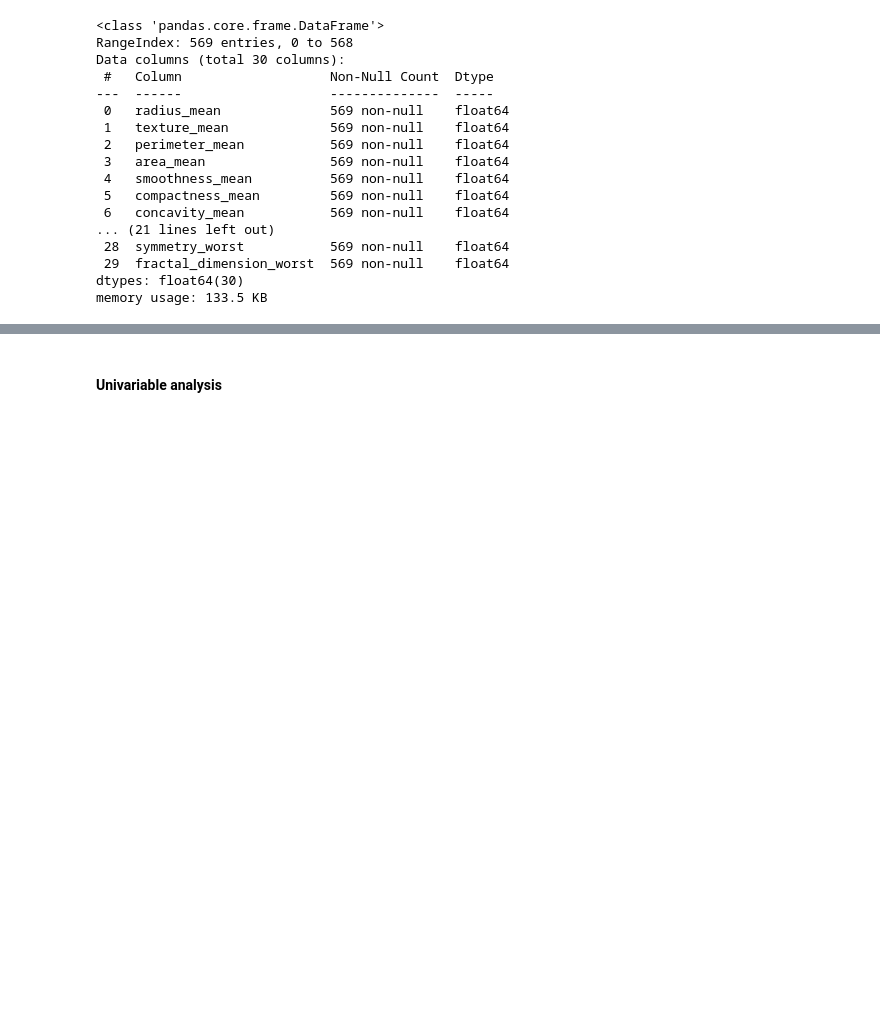
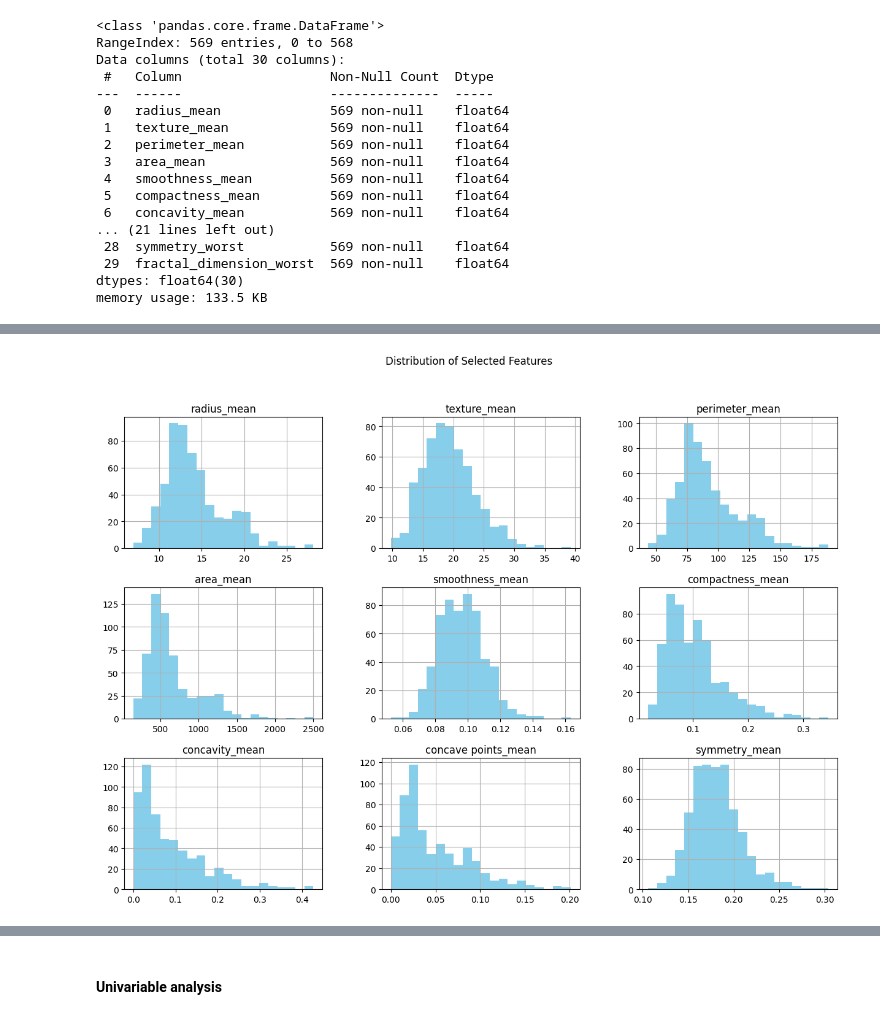
Before and after one commit to julienRactM/building-perceptron, a Jupyter notebook: building-perceptron.ipynb, the cells around one changed output, grey strips where cells are left out. Drawn from its saved outputs; the diff is of its cells as text; code cells hidden in the pictures; blank space fills up the shorter version.

```diff
--- a/building-perceptron.ipynb
+++ b/building-perceptron.ipynb
@@ -268,0 +296,7 @@ memory usage: 133.5 KB
+# %%
+# Plot histograms of the first few features
+df.iloc[:, :10].hist(bins=20, figsize=(15, 10), color='skyblue')
+plt.suptitle("Distribution of Selected Features")
+plt.show()
+# %% [output]
+[figure, added]
```
Also changed, not shown: parts of 13 cells of this notebook.
